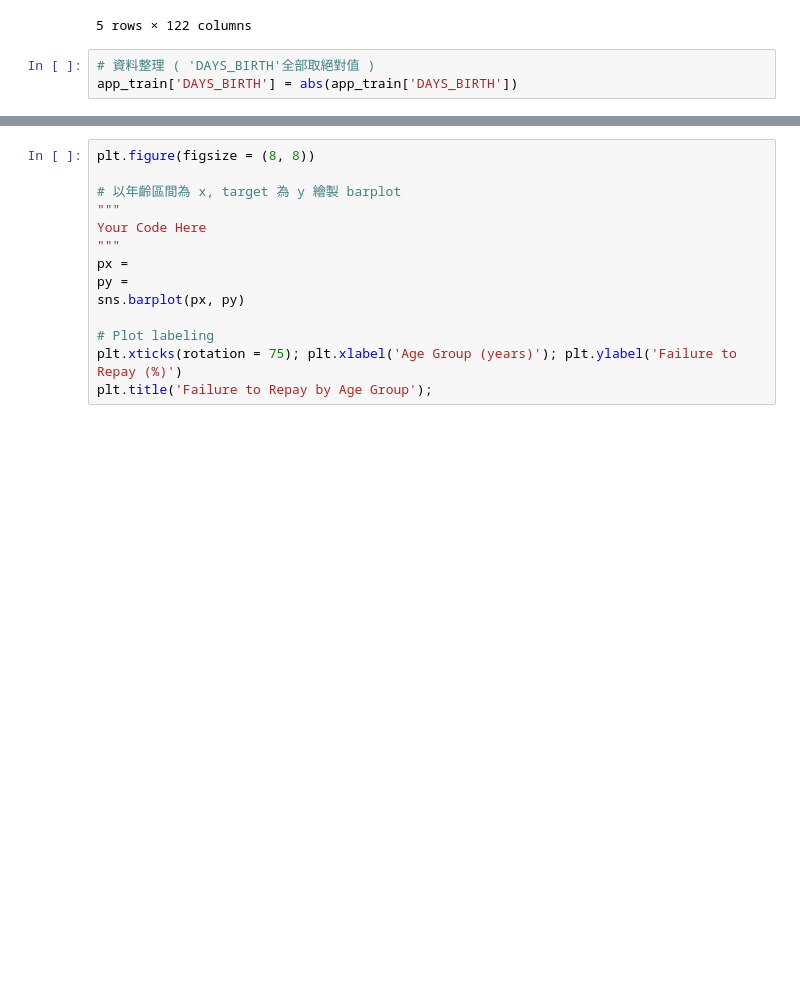
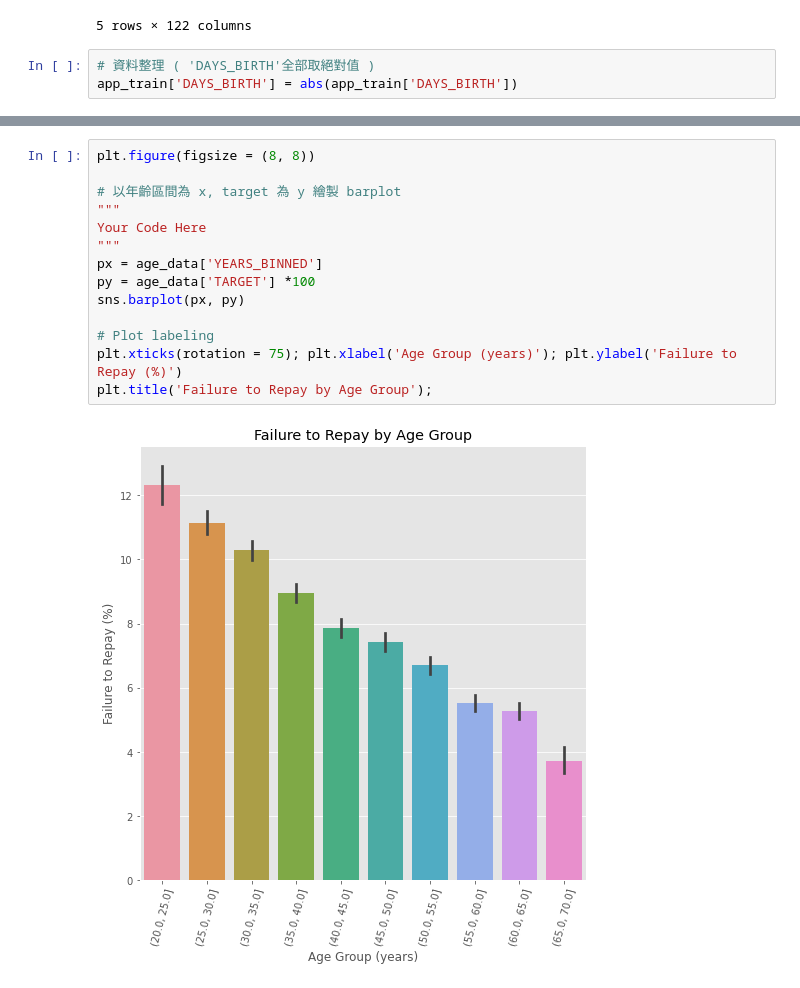
Before and after one commit to alexchen0228/Mechine_Learnig100Day, a Jupyter notebook: Day_016_HW.ipynb, the cells around one changed output, grey strips where cells are left out. Cells and saved outputs as stored; diff of their text form; blank space fills up the shorter version.

```diff
--- a/Day_016_HW.ipynb
+++ b/Day_016_HW.ipynb
@@ -118,14 +121,16 @@ age_groups
 # %%
 plt.figure(figsize = (8, 8))
 
 # 以年齡區間為 x, target 為 y 繪製 barplot
 """
 Your Code Here
 """
-px =
-py =
+px = age_data['YEARS_BINNED']
+py = age_data['TARGET'] *100
 sns.barplot(px, py)
 
 # Plot labeling
 plt.xticks(rotation = 75); plt.xlabel('Age Group (years)'); plt.ylabel('Failure to Repay (%)')
 plt.title('Failure to Repay by Age Group');
+# %% [output]
+[figure, added]
```
Also changed, not shown: parts of 9 cells of this notebook.
